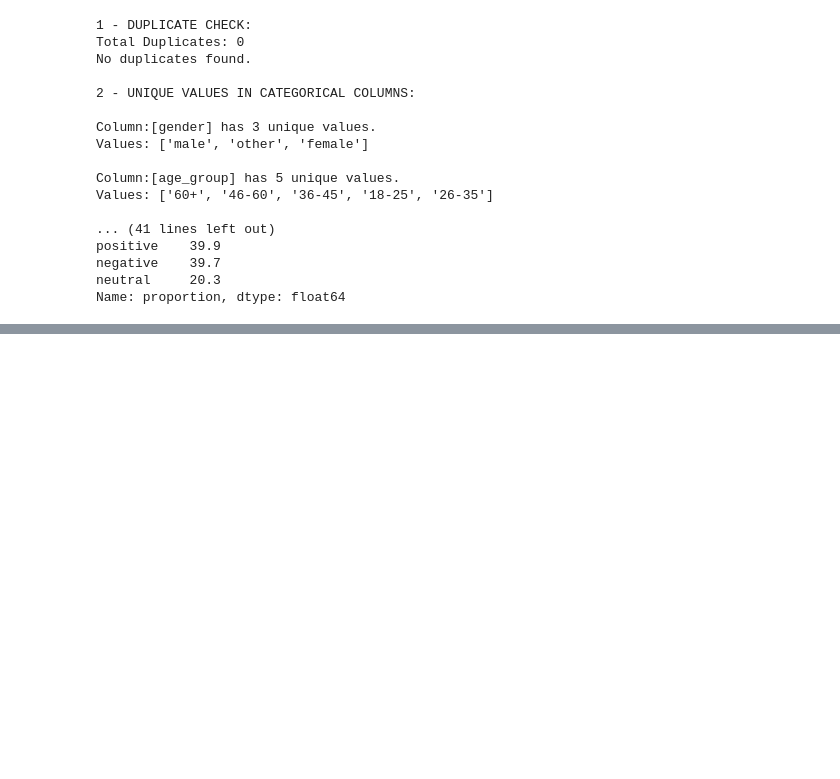
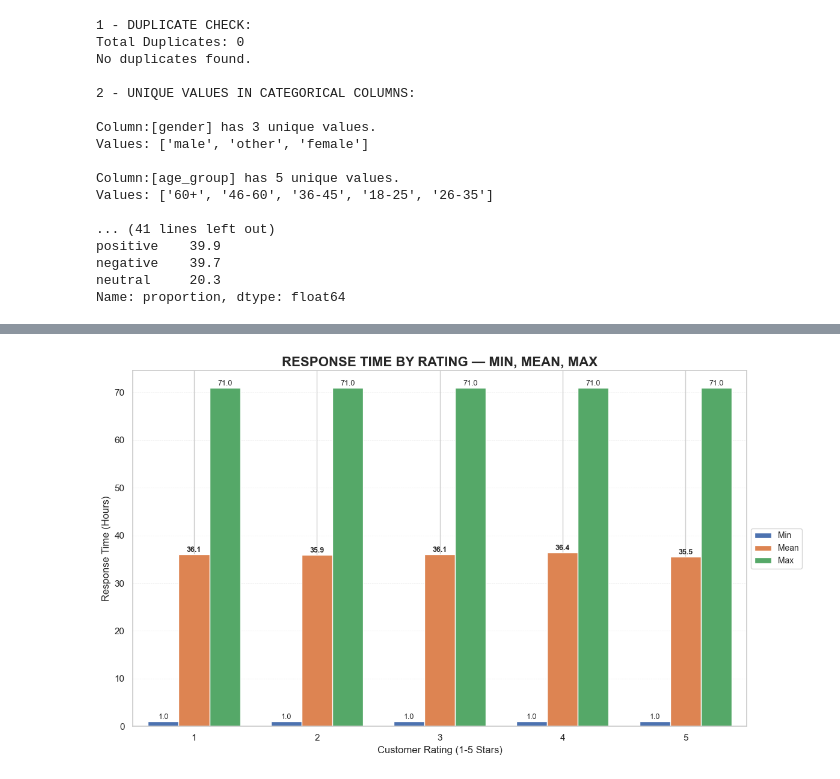
Before and after one commit to samehinttech/sentiment-analysis-customer-reviews, a Jupyter notebook: notebooks/sentiment_analysis.ipynb, the cells around one changed output, grey strips where cells are left out. Cells and saved outputs as stored; diff of their text form; code cells hidden in the pictures; blank space fills up the shorter version.

```diff
--- a/notebooks/sentiment_analysis.ipynb
+++ b/notebooks/sentiment_analysis.ipynb
@@ -137,0 +186,38 @@ Name: proportion, dtype: float64
+# %%
+# Response Time by Rating (Min, Mean, Max)
+# Aggregate statistics by rating
+stats = df.groupby('customer_rating')['response_time_hours'].agg(['min', 'mean', 'max'])
+
+fig, ax = plt.subplots(figsize=(12, 7))
+bar_width = 0.25
+x = np.arange(1, 6)  # Ratings 1-5
+
+# Create bars
+ax.bar(x - bar_width, stats['min'], width=bar_width, label='Min', color='C0')
+ax.bar(x, stats['mean'], width=bar_width, label='Mean', color='C1')
+ax.bar(x + bar_width, stats['max'], width=bar_width, label='Max', color='C2')
+
+# Annotate bars with values
+for i in range(len(x)):
+    rating = x[i]
+    if rating in stats.index:
+        ax.text(x[i] - bar_width, stats.loc[rating, 'min'] + 0.5,
+                f"{stats.loc[rating, 'min']:.1f}", ha='center', fontsize=9)
+        ax.text(x[i], stats.loc[rating, 'mean'] + 0.5,
+                f"{stats.loc[rating, 'mean']:.1f}", ha='center', fontsize=9, fontweight='bold')
+        ax.text(x[i] + bar_width, stats.loc[rating, 'max'] + 0.5,
+                f"{stats.loc[rating, 'max']:.1f}", ha='center', fontsize=9)
+
+# Styling
+ax.set_title('RESPONSE TIME BY RATING — MIN, MEAN, MAX', fontsize=16, fontweight='bold')
+ax.set_xlabel('Customer Rating (1-5 Stars)', fontsize=12)
+ax.set_ylabel('Response Time (Hours)', fontsize=12)
+ax.set_xticks(x)
+ax.set_xlim(0.5, 5.5)
+ax.legend(fontsize=10,  loc='center left', bbox_to_anchor=(1, 0.5))
+ax.grid(axis='y', alpha=0.3, linestyle='--', linewidth=0.5)
+ax.set_axisbelow(True)
+plt.tight_layout()
+plt.show()
+# %% [output]
+[figure, added]
```
Also changed, not shown: parts of 5 cells of this notebook.
